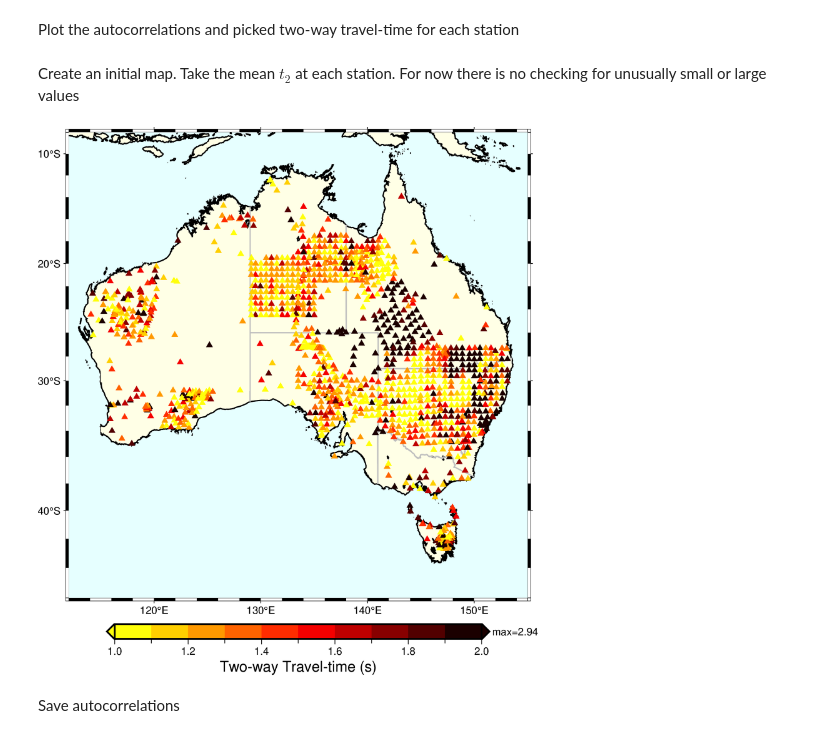
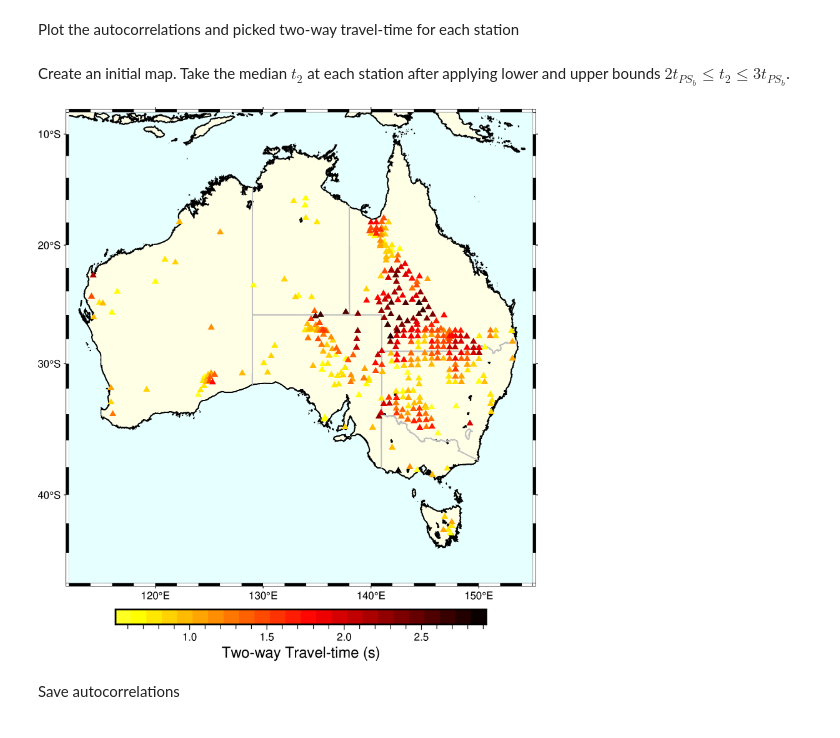
Before and after one commit to auggiemarignier/AusSedThick, a Jupyter notebook: aussedthickrf/01ProcessRFs.ipynb, the cells around one changed output. Saved outputs shown, nothing was run; the diff lists cells and outputs as text; code cells hidden in the pictures.

Commit message:
set lower and upper bounds for twtt map

```diff
--- a/aussedthickrf/01ProcessRFs.ipynb
+++ b/aussedthickrf/01ProcessRFs.ipynb
@@ -343,6 +343,7 @@ if not dry_run:
         ) for net in networks
     )
 
-    # Plot the full map
     outdir = os.path.join(processedroot, now)
-    plot_map(rfstacks, outdir, show=True)
+
+# Plot the full map
+plot_map(rfstacks, outdir if not dry_run else None, show=True)
@@ -408,13 +411,18 @@ for trace in autostream:
 # %%
 if not dry_run:
     _ = Parallel(n_jobs=4)(delayed(plot_autos)(autos) for autos in auto_station_dict.values())
-# %% [markdown]
-Create an initial map.  Take the mean $t_2$ at each station.  For now there is no checking for unusually small or large values
+# %% [markdown]
+Create an initial map.  Take the median $t_2$ at each station after applying lower and upper bounds $2t_{PS_b} \le t_2 \le 3t_{PS_b}$.
 # %%
 for _id, autos in auto_station_dict.items():
     net, sta = _id.split(".")
-    t2 = np.median([auto.stats.twtt for auto in autos])
-    autostacks.select(network=net, station=sta)[0].stats["twtt"] = t2
+    tpsb = rfstacks.select(network=net, station=sta)[0].stats.delay
+    t2 = np.array([auto.stats.twtt for auto in autos])
+    t2 = t2[(t2 >= 2 * tpsb) & (t2 <= 3 * tpsb)]
+    if t2.size == 0:  # no valid t2 measurement
+        autostacks.remove(autostacks.select(network=net, station=sta)[0])
+    else:
+        autostacks.select(network=net, station=sta)[0].stats["twtt"] = np.median(t2)
 # %%
 def plot_map(stream: rf.RFStream, save_dir: str=".", show: bool=False):
     lats = np.array([trace.meta.station_latitude for trace in stream])
@@ -422,7 +430,7 @@ def plot_map(stream: rf.RFStream, save_dir: str=".", show: bool=False):
     t2s = np.array([trace.meta.twtt for trace in stream])
 
     fig, region, projection = australia_basemap()
-    pygmt.makecpt(cmap="hot", truncate=[0, 0.8], series=[1, 2, 0.1],background="o", reverse=True)
+    pygmt.makecpt(cmap="hot", truncate=[0, 0.8], series=[t2s.min(), t2s.max(), 0.1],background="o", reverse=True)
     fig.plot(
         region=region,
         projection=projection,
@@ -436,8 +444,8 @@ def plot_map(stream: rf.RFStream, save_dir: str=".", show: bool=False):
     fig.colorbar(
         region=region,
         projection=projection,
-        frame=["af+lTwo-way Travel-time (s)", f"y+lmax={t2s.max():.2f}"],
-        position="JBC+e",
+        frame=["af+lTwo-way Travel-time (s)"],
+        position="JBC",
     )
     if save_dir is not None:
         mapfile = os.path.join(save_dir, "twtt_map.pdf")
@@ -445,12 +453,9 @@ def plot_map(stream: rf.RFStream, save_dir: str=".", show: bool=False):
     if show:
         fig.show()
 # %%
-if not dry_run:
-    plot_map(autostacks, outdir, show=True)
-else:
-    plot_map(autostacks, None, show=True)
+plot_map(autostacks, outdir if not dry_run else None, show=True)
 # %% [output]
-[figure, old version]
+[figure, new version]
 # %% [markdown]
 Save autocorrelations
 # %%
```
Also changed, not shown: parts of 2 cells of this notebook.
